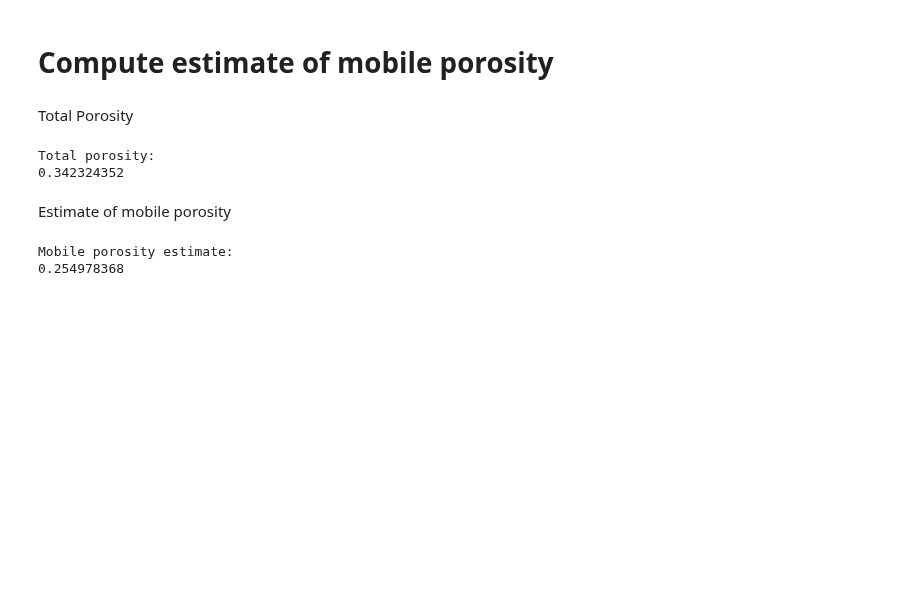
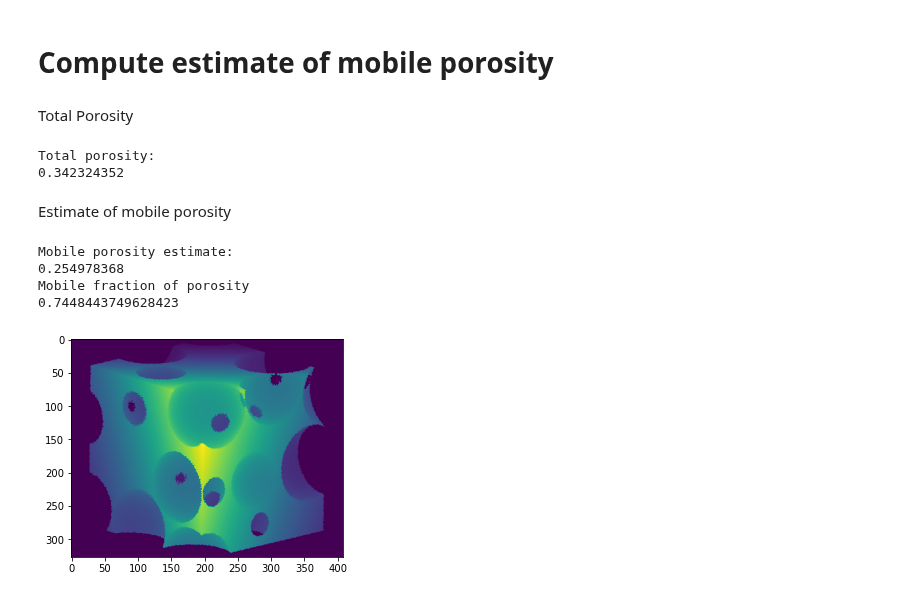
Before and after one commit to akkendrick/LABMOPS, a Jupyter notebook: separateStagPores.ipynb, the cells around one changed output. Drawn from its saved outputs; the diff is of its cells as text; code cells hidden in the pictures; blank space fills up the shorter version.

```diff
--- a/separateStagPores.ipynb
+++ b/separateStagPores.ipynb
@@ -349,6 +343,7 @@ Estimate of mobile porosity
 flippedImage = np.copy(primaryImage)
 flippedImage[primaryImage == 1] = 0
 flippedImage[primaryImage == 0] = 1
+porosityCalc = ps.metrics.porosity(primaryImage)
 
 sumPorosity = np.sum(primaryImage)/(np.sum(flippedImage)+np.sum(primaryImage))
 #print(sumPorosity)
@@ -358,6 +353,20 @@ total = np.sum(flippedImage) + np.sum(flowImage) + np.sum(noFlowImage)
 mobilePorosity = mobileOnes/total
 print('Mobile porosity estimate:')
 print(mobilePorosity)
+print('Mobile fraction of porosity')
+mobileFrac = (mobilePorosity/porosityCalc)
+print(mobileFrac)
 # %% [output]
 Mobile porosity estimate:
 0.254978368
+Mobile fraction of porosity
+0.7448443749628423
+# %%
+dispIM = np.copy(primaryImage)
+dispIM[primaryImage == 0] = 255
+totalPorosityImage = ps.visualization.show_3D(dispIM)
+plt.imshow(totalPorosityImage)
+
+plt.savefig('allPoreImage.png')
+# %% [output]
+[figure, added]
```
Also changed, not shown: parts of 8 cells of this notebook, 2 other files.
